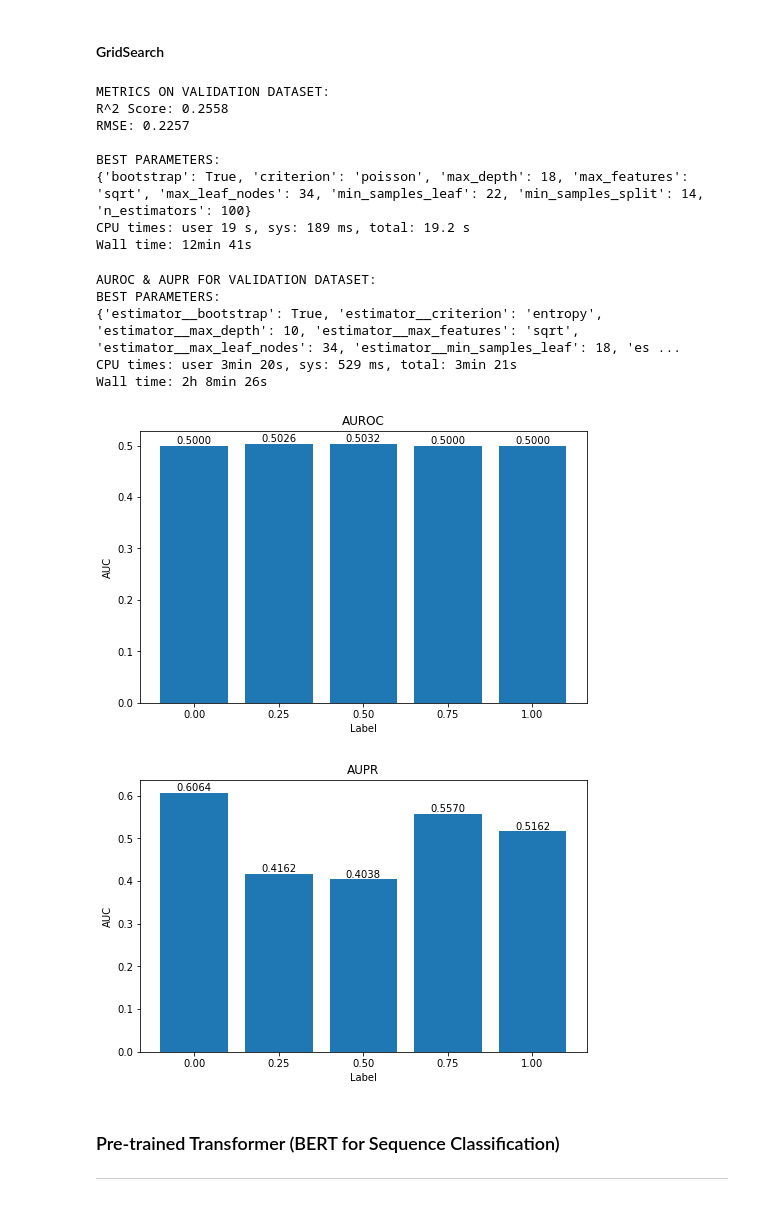
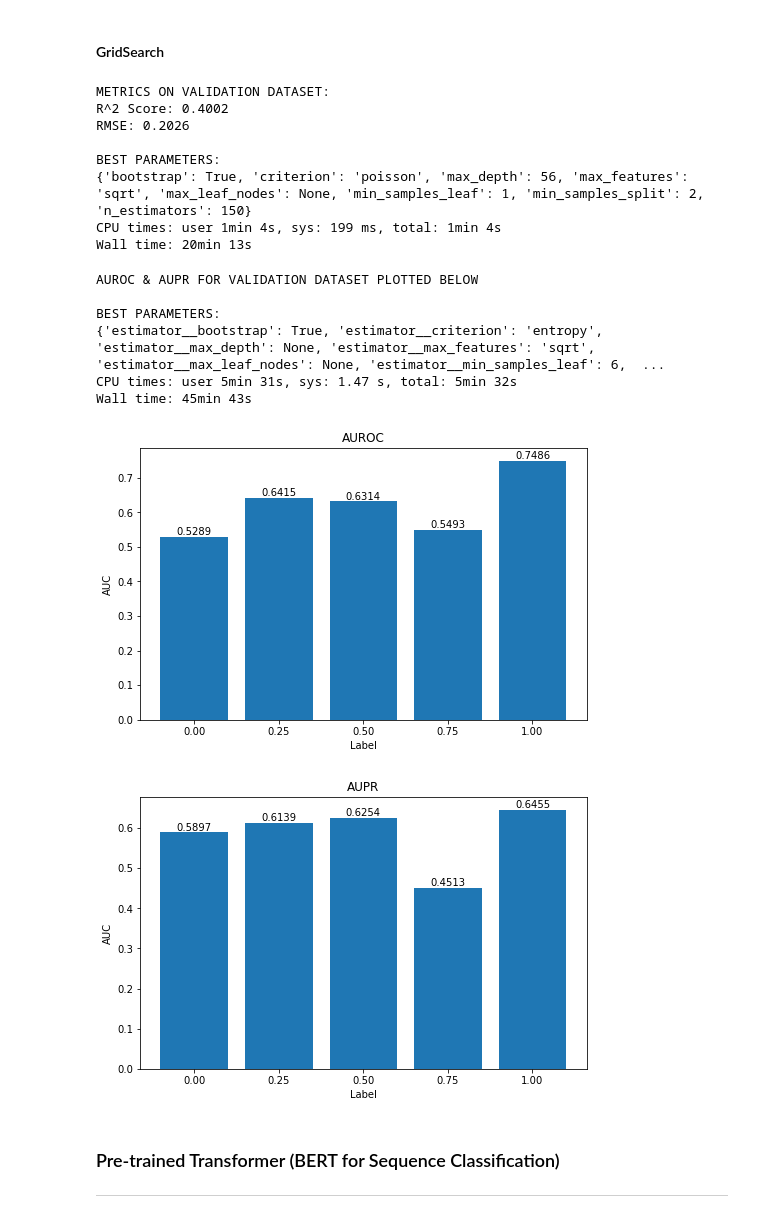
Before and after one commit to tungtngyn/semantic-similarity-patents, a Jupyter notebook: advanced_models.ipynb, the cells around one changed output. Drawn from its saved outputs; the diff is of its cells as text; code cells hidden in the pictures.

```diff
--- a/advanced_models.ipynb
+++ b/advanced_models.ipynb
@@ -185,7 +185,7 @@ def fit_rf_regressor_rand(X_train, y_train, X_val, y_val, param_dist, feature_en
     scores = []
 
     reg = RandomForestRegressor(random_state=1)
-    random_search = RandomizedSearchCV(reg, param_distributions=param_dist, n_iter=100, scoring='neg_root_mean_squared_error', cv=3, random_state=1, n_jobs=4)
+    random_search = RandomizedSearchCV(reg, param_distributions=param_dist, n_iter=200, scoring='neg_root_mean_squared_error', cv=3, random_state=1, n_jobs=4)
     random_search.fit(X_train, y_train)
 
     best_reg = random_search.best_estimator_
@@ -202,7 +202,7 @@ def fit_rf_classifier_rand(X_train, y_train, X_val, y_val, param_dist, labels, m
     scores = []
 
     reg = OneVsRestClassifier(RandomForestClassifier(random_state=1))
-    random_search = RandomizedSearchCV(reg, param_distributions=param_dist, n_iter=100, scoring='roc_auc_ovr', cv=3, random_state=1, n_jobs=4)
+    random_search = RandomizedSearchCV(reg, param_distributions=param_dist, n_iter=200, scoring='roc_auc_ovr', cv=3, random_state=1, n_jobs=4)
     random_search.fit(X_train, y_train)
 
     best_reg = random_search.best_estimator_
@@ -211,7 +211,8 @@ def fit_rf_classifier_rand(X_train, y_train, X_val, y_val, param_dist, labels, m
     auroc = plot_roc_auc(y_val, y_pred, labels, model_name, output_dir + '/roc-' + model_name + '.jpg')
     aupr = plot_precision_recall_auc(y_val, y_pred, labels, model_name, output_dir + '/pr-' + model_name + '.jpg')
 
-    print('AUROC & AUPR FOR VALIDATION DATASET:')
+    print('AUROC & AUPR FOR VALIDATION DATASET PLOTTED BELOW')
+    print()
     plot_auc(labels, auroc, 'AUROC')
     plot_auc(labels, aupr, 'AUPR')
 
@@ -264,14 +265,14 @@ Wall time: 9min 40s
 # %%
 %%time
 rand_param_dist = {
-    'estimator__n_estimators': [100, 200],
+    'estimator__n_estimators': [100, 150, 200],
     'estimator__criterion': ['gini', 'entropy'],
-    'estimator__max_depth': [2, 8, 16, 32],
-    'estimator__min_samples_split': [2, 8, 16, 32],
-    'estimator__min_samples_leaf': [1, 10, 20],
+    'estimator__max_depth': [None, 2, 16, 64, 256],
+    'estimator__min_samples_split': [2, 16, 64, 256],
+    'estimator__min_samples_leaf': [1, 10, 100],
     'estimator__max_features': ['sqrt', 'log2'],
     'estimator__bootstrap': [True],
-    'estimator__max_leaf_nodes': [2, 8, 16, 32],
+    'estimator__max_leaf_nodes': [None, 2, 16, 64, 256],
 }
 
 params, scores = fit_rf_classifier_rand(X_train_mult, y_train_bin, X_val_mult, y_val_bin, param_dist=rand_param_dist, labels=np.linspace(0, 1, 5), model_name='rf_rand_spacy_vec_mult', output_dir=r'./results/')
@@ -329,56 +332,57 @@ def fit_rf_classifier_grid(X_train, y_train, X_val, y_val, param_dist, labels, m
 # %%
 %%time
 grid_param_dist = {
-    'n_estimators': [100],
+    'n_estimators': [150],
     'criterion': ['poisson'],
-    'max_depth': [14, 16, 18],
-    'min_samples_split': [14, 16, 18],
-    'min_samples_leaf': [18, 20, 22],
+    'max_depth': [56, 60, 64, 68, 72],
+    'min_samples_split': [2, 4, 8],
+    'min_samples_leaf': [1, 2, 4],
     'max_features': ['sqrt'],
     'bootstrap': [True],
-    'max_leaf_nodes': [30, 32, 34],
+    'max_leaf_nodes': [None],
 }
 
-params, scores = fit_rf_regressor_grid(X_train_mult, y_train.ravel(), X_val_mult, y_val.ravel(), param_dist=grid_param_dist, feature_eng_method='spacy_vec_mult')
+params, scores = fit_rf_regressor_grid(X_train_mult, y_train.ravel(), X_val_mult, y_val.ravel(), param_dist=grid_param_dist, feature_eng_method='grid_spacy_vec_mult')
 df_rmse = pd.concat([df_rmse, pd.DataFrame(scores, columns=rmse_cols)], axis=0).drop_duplicates()
 
 print('BEST PARAMETERS:')
 print(params)
 # %% [output]
 METRICS ON VALIDATION DATASET:
-R^2 Score: 0.2558
-RMSE: 0.2257
+R^2 Score: 0.4002
+RMSE: 0.2026
 
 BEST PARAMETERS:
-{'bootstrap': True, 'criterion': 'poisson', 'max_depth': 18, 'max_features': 'sqrt', 'max_leaf_nodes': 34, 'min_samples_leaf': 22, 'min_samples_split': 14, 'n_estimators': 100}
-CPU times: user 19 s, sys: 189 ms, total: 19.2 s
-Wall time: 12min 41s
+{'bootstrap': True, 'criterion': 'poisson', 'max_depth': 56, 'max_features': 'sqrt', 'max_leaf_nodes': None, 'min_samples_leaf': 1, 'min_samples_split': 2, 'n_estimators': 150}
+CPU times: user 1min 4s, sys: 199 ms, total: 1min 4s
+Wall time: 20min 13s
 # %%
 %%time
 grid_param_dist = {
-    'estimator__n_estimators': [200],
+    'estimator__n_estimators': [150],
     'estimator__criterion': ['entropy'],
-    'estimator__max_depth': [6, 8, 10],
-    'estimator__min_samples_split': [30, 32, 34],
-    'estimator__min_samples_leaf': [18, 20, 22],
+    'estimator__max_depth': [None],
+    'estimator__min_samples_split': [2, 4, 6, 8],
+    'estimator__min_samples_leaf': [6, 8, 10, 12, 14],
     'estimator__max_features': ['sqrt'],
     'estimator__bootstrap': [True],
-    'estimator__max_leaf_nodes': [30, 32, 34],
+    'estimator__max_leaf_nodes': [None],
 }
 
 params, scores = fit_rf_classifier_grid(X_train_mult, y_train_bin, X_val_mult, y_val_bin, param_dist=grid_param_dist, labels=np.linspace(0, 1, 5), model_name='rf_grid_spacy_vec_mult', output_dir=r'./results/')
 df_auc = pd.concat([df_auc, pd.DataFrame([scores], columns=auc_cols)], axis=0).drop_duplicates()
 
 print('BEST PARAMETERS:')
 print(params)
 # %% [output]
-AUROC & AUPR FOR VALIDATION DATASET:
+AUROC & AUPR FOR VALIDATION DATASET PLOTTED BELOW
+
 BEST PARAMETERS:
-{'estimator__bootstrap': True, 'estimator__criterion': 'entropy', 'estimator__max_depth': 10, 'estimator__max_features': 'sqrt', 'estimator__max_leaf_nodes': 34, 'estimator__min_samples_leaf': 18, 'es ...
-CPU times: user 3min 20s, sys: 529 ms, total: 3min 21s
-Wall time: 2h 8min 26s
+{'estimator__bootstrap': True, 'estimator__criterion': 'entropy', 'estimator__max_depth': None, 'estimator__max_features': 'sqrt', 'estimator__max_leaf_nodes': None, 'estimator__min_samples_leaf': 6,  ...
+CPU times: user 5min 31s, sys: 1.47 s, total: 5min 32s
+Wall time: 45min 43s
-[figure, old version]
+[figure, new version]
-[figure, old version]
+[figure, new version]
 # %% [markdown]
 ### Pre-trained Transformer (BERT for Sequence Classification)
 ---
```
Also changed, not shown: parts of 8 cells of this notebook, 5 other files.
